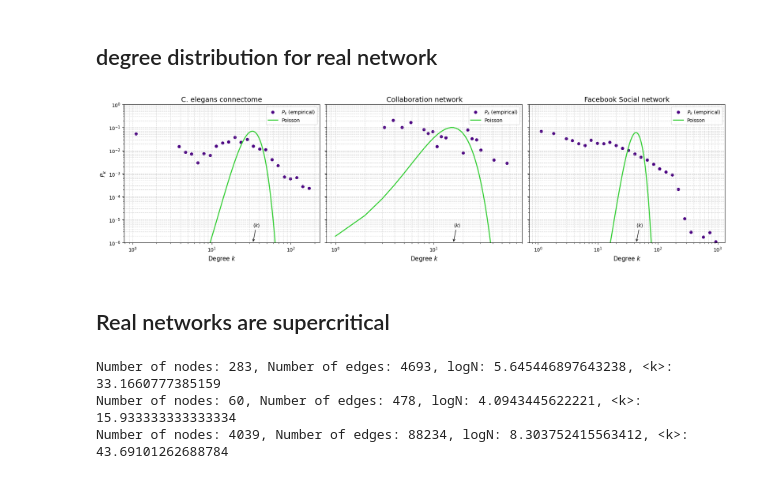
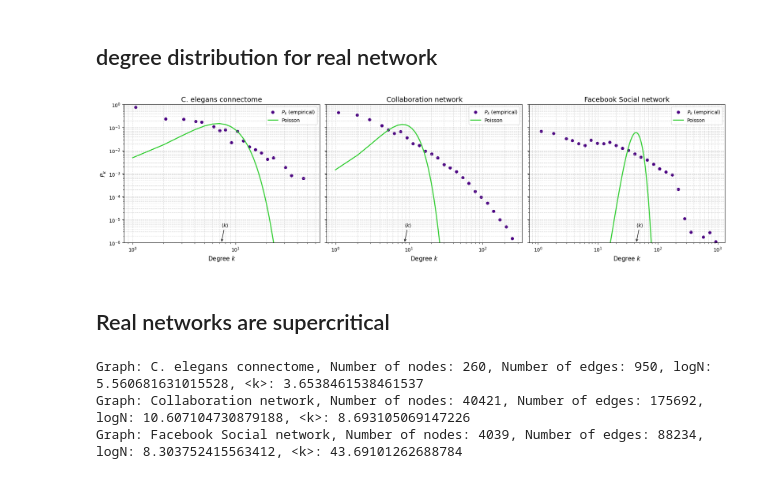
Before and after one commit to haotianh9/graph_teaching, a Jupyter notebook: NetworkScience/3_Real_Network.ipynb, the cells around one changed output. Drawn from its saved outputs; the diff is of its cells as text; code cells hidden in the pictures.

Commit message:
update real network
supercritical networks

```diff
--- a/NetworkScience/3_Real_Network.ipynb
+++ b/NetworkScience/3_Real_Network.ipynb
@@ -26,21 +28,25 @@ WARNING: Error parsing dependencies of flatbuffers: Invalid version: '1.12.1-git
 ## Load datasets
 # %%
 graph_list=[]
+name_list=[]
 # %% [markdown]
 ### C. elegans Connectome Dataset
 # %%
 import pandas as pd
 import networkx as nx
 import matplotlib.pyplot as plt
-
+import numpy as np
 # downloaded from https://www.wormwiring.org/
-df = pd.read_excel('./Data/celegans_connectome.xls')
+df = pd.read_excel('./Data/celegans_connectome.xlsx')
+chemical_synapses = df[df['Type'] == 'S']
 
 # Inspect the DataFrame to identify the correct columns
 # print(df.columns)
 
-G_celegans = nx.from_pandas_edgelist(df, source='Neuron 1', target='Neuron 2', create_using=nx.DiGraph())
+G_celegans = nx.from_pandas_edgelist(chemical_synapses, source='Neuron 1', target='Neuron 2', create_using=nx.DiGraph())
 graph_list.append(G_celegans)
+name_list.append("C. elegans connectome")
+
 print(f"Number of nodes: {G_celegans.number_of_nodes()}")
 print(f"Number of edges: {G_celegans.number_of_edges()}")
 
@@ -78,19 +84,16 @@ note: positions of nodes are still randomly generated, same below
 ### Scientific Collaboration Network (COLLAB Dataset)
 # %%
 import networkx as nx
-from torch_geometric.datasets import TUDataset
-from torch_geometric.utils import to_networkx
-# Download the COLLAB dataset
-dataset = TUDataset(root='./Data/', name='COLLAB')
+
+# Condensed matter collaborations 2005 download from https://websites.umich.edu/~mejn/netdata/
 
 # Let's convert the 209th graph in the dataset
-pyg_graph = dataset[209]
-G_collab = to_networkx(pyg_graph, to_undirected=True)
 
+G_collab = nx.read_gml("./Data/cond-mat-2005/cond-mat-2005.gml", label="id")
 
 print(f"Number of nodes: {G_collab.number_of_nodes()}")
 print(f"Number of edges: {G_collab.number_of_edges()}")
 graph_list.append(G_collab)
-
-visualize_graph_with_degree_size(G_collab, title="Collaboration network")
+name_list.append("Collaboration network")
+# visualize_graph_with_degree_size(G_collab, title="Collaboration network")
 # %% [output]
@@ -112,7 +114,7 @@ print(f"Number of nodes: {G_social.number_of_nodes()}")
 print(f"Number of edges: {G_social.number_of_edges()}")
 
 graph_list.append(G_social)
-
+name_list.append("Facebook Social network")
 visualize_graph_with_degree_size(G_social, title="Facebook Social network")
 # %% [output]
 Number of nodes: 4039
@@ -162,41 +164,44 @@ def plot_log_degree_distributions(graph_list, titles=None, bins=30):
         k_range = np.arange(0, int(np.max(k_vals)) + 10)
         poisson_probs = stats.poisson.pmf(k_range, mu=k_avg)
         poisson_k = k_range[k_range > 0]
         poisson_pk = poisson_probs[k_range > 0]
 
         # Plot
         ax.scatter(k_vals, pk_vals, color="indigo", s=30, label=r"$P_k$ (empirical)")
         ax.plot(poisson_k, poisson_pk, color="limegreen", lw=2, label="Poisson")
 
         ax.set_xscale("log")
         ax.set_yscale("log")
         ax.set_ylim([10**(-6),10**(0)])
         ax.set_xlabel("Degree $k$", fontsize=12)
         if i == 0:
             ax.set_ylabel(r"$P_k$", fontsize=12)
 
         title = titles[i] if titles else f"Graph {i+1}"
         ax.set_title(title, fontsize=14)
         ax.grid(True, which="both", linestyle='--', alpha=0.5)
         ax.legend(fontsize=10)
 
         # Indicate <k>
         ax.annotate(r"$\langle k \rangle$", xy=(k_avg, 1e-6), xytext=(k_avg, 5e-6),
                     arrowprops=dict(arrowstyle='->'), fontsize=10)
 
     plt.tight_layout()
     plt.show()
 
 
-plot_log_degree_distributions(graph_list,titles=["C. elegans connectome","Collaboration network","Facebook Social network"])
+plot_log_degree_distributions(graph_list,titles=name_list)
 # %% [output]
-[figure, old version]
+[figure, new version]
 # %% [markdown]
 ## Real networks are supercritical
 # %%
-for graph in graph_list:
-    print(f"Number of nodes: {graph.number_of_nodes()}, Number of edges: {graph.number_of_edges()}, logN: {np.log(graph.number_of_nodes())}, <k>: { graph.number_of_edges()/graph.number_of_nodes()*2 }")
+for graph,name in zip(graph_list,name_list):
+    if nx.is_directed(graph):
+        print(f"Graph: {name}, Number of nodes: {graph.number_of_nodes()}, Number of edges: {graph.number_of_edges()}, logN: {np.log(graph.number_of_nodes())}, <k>: { graph.number_of_edges()/graph.number_of_nodes() }")
+    else:
+        print(f"Graph: {name}, Number of nodes: {graph.number_of_nodes()}, Number of edges: {graph.number_of_edges()}, logN: {np.log(graph.number_of_nodes())}, <k>: { graph.number_of_edges()/graph.number_of_nodes()*2 }")
 # %% [output]
-Number of nodes: 283, Number of edges: 4693, logN: 5.645446897643238, <k>: 33.1660777385159
-Number of nodes: 60, Number of edges: 478, logN: 4.0943445622221, <k>: 15.933333333333334
-Number of nodes: 4039, Number of edges: 88234, logN: 8.303752415563412, <k>: 43.69101262688784
+Graph: C. elegans connectome, Number of nodes: 260, Number of edges: 950, logN: 5.560681631015528, <k>: 3.6538461538461537
+Graph: Collaboration network, Number of nodes: 40421, Number of edges: 175692, logN: 10.607104730879188, <k>: 8.693105069147226
+Graph: Facebook Social network, Number of nodes: 4039, Number of edges: 88234, logN: 8.303752415563412, <k>: 43.69101262688784
```
Also changed, not shown: parts of 3 cells of this notebook, 4 other files.
